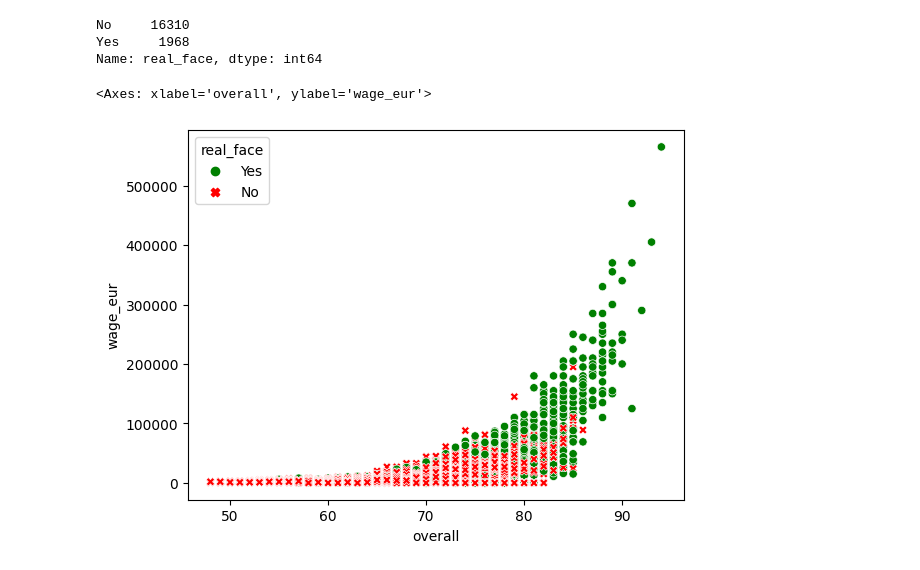
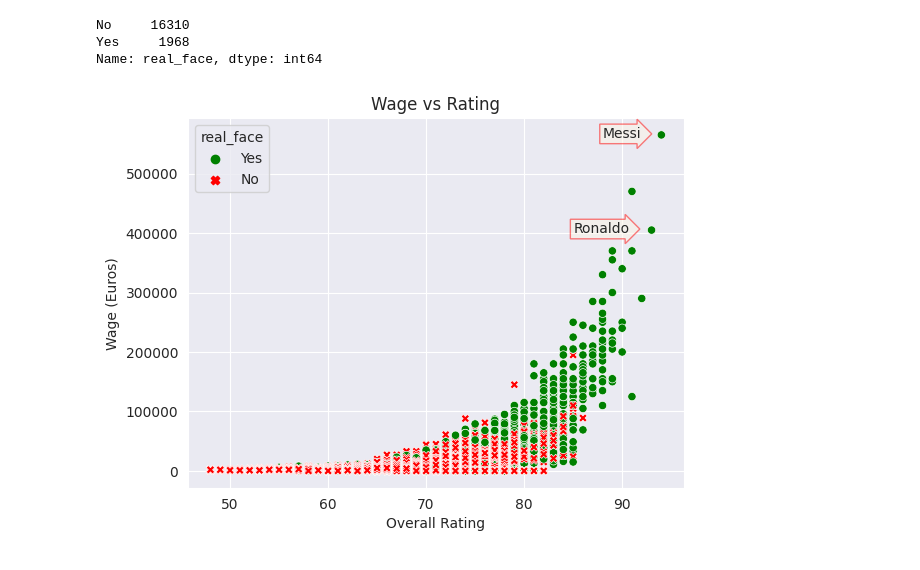
Before and after one commit to pmloppnow/JUMP-Plus, a Jupyter notebook: fifa.ipynb, the cells around one changed output. Saved outputs shown, nothing was run; the diff lists cells and outputs as text; code cells hidden in the pictures.

Commit message:
Improved graphs

```diff
--- a/fifa.ipynb
+++ b/fifa.ipynb
@@ -366,7 +366,16 @@ Name: real_face, dtype: int64
 # %%
 # I figured if this data represents a FIFA game, players with a "real_face" would probably be the more famous ones.
 # I also thought that famous soccer players would probably earn more and/or have a higher overall rating.
-sns.scatterplot(data = fifa, x = "overall", y = "wage_eur", hue = "real_face", style = "real_face", palette = ["green", "red"])
+real_faces = sns.scatterplot(data = fifa, x = "overall", y = "wage_eur", hue = "real_face", palette = ["green", "red"], style = "real_face")
+
+# Labels and styling
+plt.ylabel("Wage (Euros)")
+plt.xlabel("Overall Rating")
+real_faces.set_title("Wage vs Rating")
+sns.set_style("darkgrid")
+
+# Add arrows for Messi and Ronaldo
+plt.text(88, 560000, "Messi", bbox = {"facecolor": "oldlace", "alpha": 0.5, "boxstyle": "rarrow, pad = 0.2", "ec": "red"})
+plt.text(85, 400000, "Ronaldo", bbox = {"facecolor": "oldlace", "alpha": 0.5, "boxstyle": "rarrow, pad = 0.2", "ec": "red"});
 # %% [output]
-<Axes: xlabel='overall', ylabel='wage_eur'>
-[figure, old version]
+[figure, new version]
```
Also changed, not shown: parts of 25 cells of this notebook.
